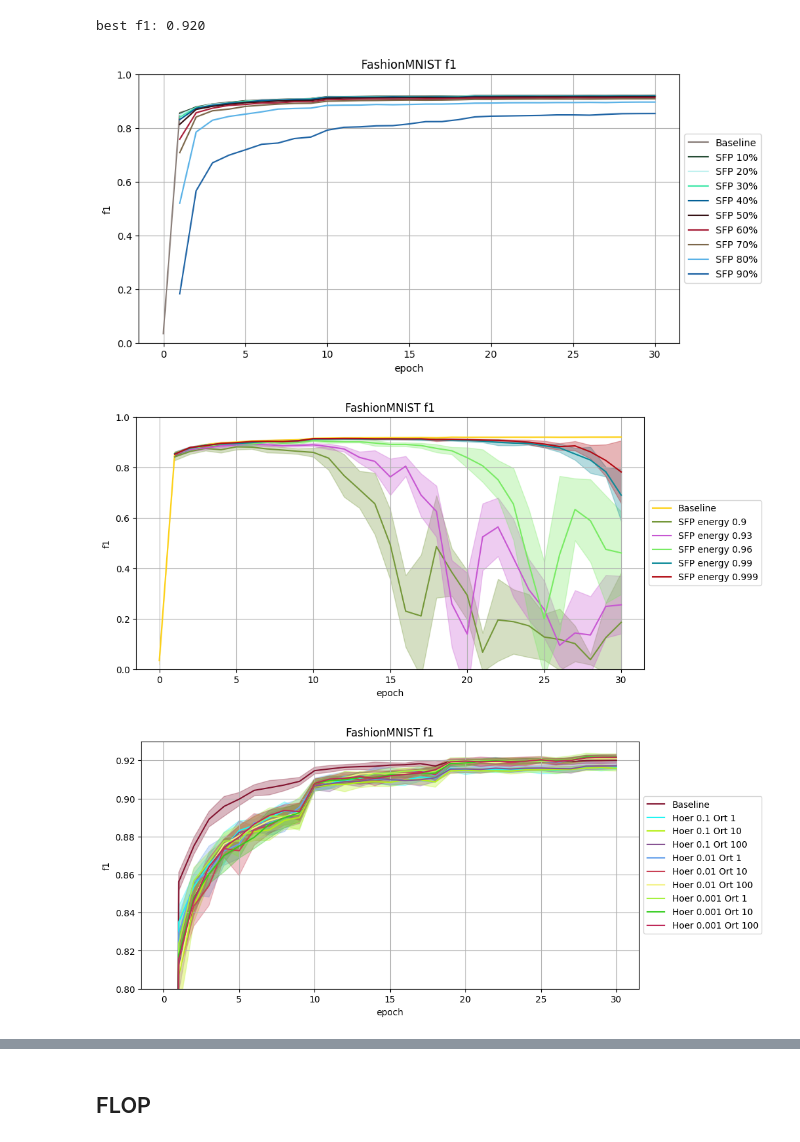
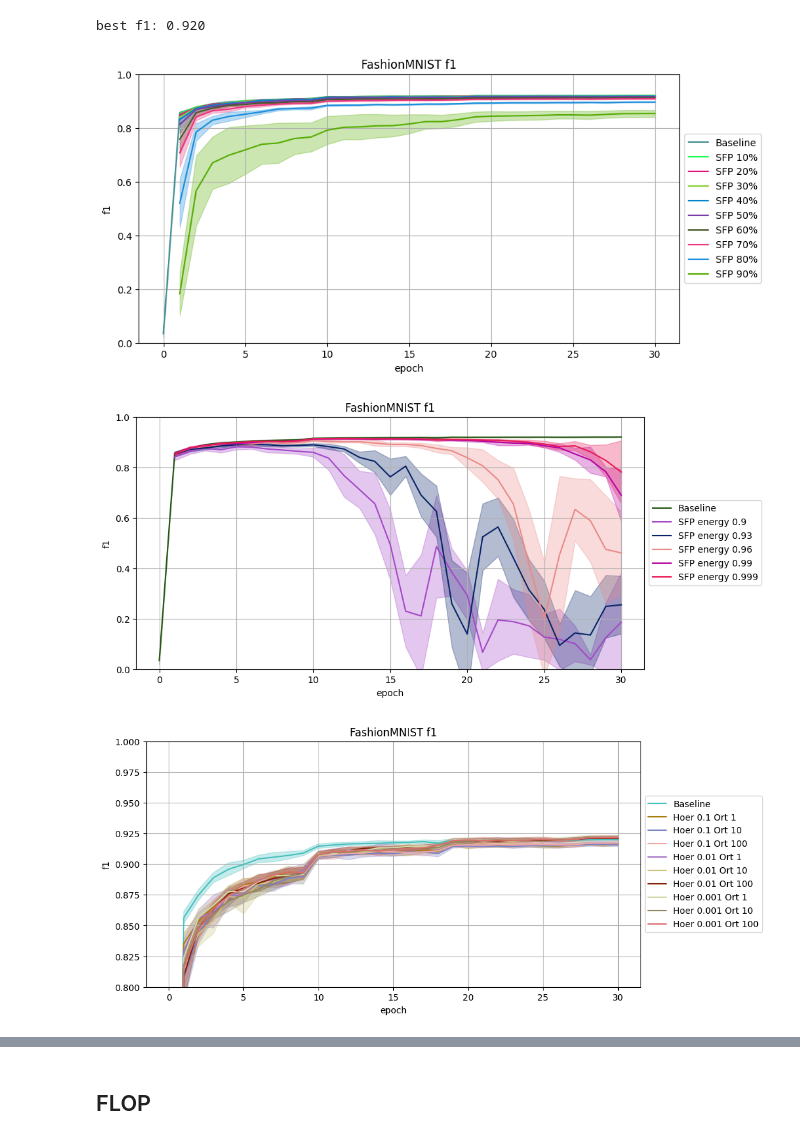
Before and after one commit to N-31V/cnn_compression, a Jupyter notebook: experiments/classificaion/results/FashionMNIST_results.ipynb, the cells around one changed output, grey strips where cells are left out. Drawn from its saved outputs; the diff is of its cells as text; code cells hidden in the pictures.

```diff
--- a/experiments/classificaion/results/FashionMNIST_results.ipynb
+++ b/experiments/classificaion/results/FashionMNIST_results.ipynb
@@ -11,29 +11,29 @@ exp_root = '/media/n31v/data/results/' + ds_name
 # %%
 create_mean_exps(exp_root)
 # %%
-baseline, sfp_exps, svd_exps = exp_list(ds_name)
+exps = exp_list(ds_name)
 svd_channel = compare_svd_results(
-    baseline=baseline['Baseline'],
-    svd_exps=svd_exps['channel'],
+    baseline=exps['Baseline'],
+    svd_exps=exps['SVD channel'],
     metric='f1'
 )
 svd_spatial = compare_svd_results(
-    baseline=baseline['Baseline'],
-    svd_exps=svd_exps['spatial'],
+    baseline=exps['Baseline'],
+    svd_exps=exps['SVD spatial'],
     metric='f1'
 )
 sfp_energy = compare_sfp_results(
-    baseline=baseline['Baseline'],
-    sfp_exps=sfp_exps['energy'],
+    baseline=exps['Baseline'],
+    sfp_exps=exps['SFP energy'],
     metric='f1'
 )
 sfp_per = compare_sfp_results(
-    baseline=baseline['Baseline'],
-    sfp_exps=sfp_exps['percentage'],
+    baseline=exps['Baseline'],
+    sfp_exps=exps['SFP percentage'],
     metric='f1'
 )
 best = get_best_metric(
-    exp_path=baseline['Baseline'],
+    exp_path=exps['Baseline'],
     metric='f1'
 )
 print(f'best f1: {best:.3f}')
@@ -46,49 +42,46 @@ sfp_per
 # %%
-exps = {**baseline}
-exps.update(sfp_exps['percentage'])
+tmp = {'Baseline': exps['Baseline']}
+tmp.update(exps['SFP percentage'])
 ax = show_train_scores(
-    exps=exps,
+    exps=tmp,
     metric='f1',
-    show_std=False,
+    show_std=True,
     title=f'{ds_name} f1',
     xlabel='epoch',
     ylabel='f1',
     ylim=(0, 1),
-    figsize=(10, 5)
-    # saving_path='f1.png'
+    figsize=(10, 5),
 )
 # %% [output]
-[figure, old version]
+[figure, new version]
 # %%
-exps = {**baseline}
-exps.update(sfp_exps['energy'])
+tmp = {'Baseline': exps['Baseline']}
+tmp.update(exps['SFP energy'])
 ax = show_train_scores(
-    exps=exps,
+    exps=tmp,
     metric='f1',
     show_std=True,
     title=f'{ds_name} f1',
     xlabel='epoch',
     ylabel='f1',
     ylim=(0, 1),
-    figsize=(10, 5)
-    # saving_path='f1.png'
+    figsize=(10, 5),
 )
 # %% [output]
-[figure, old version]
+[figure, new version]
 # %%
-exps = {**baseline}
-exps.update(svd_exps['channel'])
+tmp = {'Baseline': exps['Baseline']}
+tmp.update(exps['SVD channel'])
 ax = show_train_scores(
-    exps=exps,
+    exps=tmp,
     metric='f1',
     show_std=True,
     title=f'{ds_name} f1',
     xlabel='epoch',
     ylabel='f1',
-    ylim=(0.8, 0.93),
-    figsize=(10, 5)
-    # saving_path='f1.png'
+    ylim=(0.8, 1),
+    figsize=(10, 5),
 )
 # %% [output]
-[figure, old version]
+[figure, new version]
 # %%
```
Also changed, not shown: parts of 21 cells of this notebook, 4 other files.
